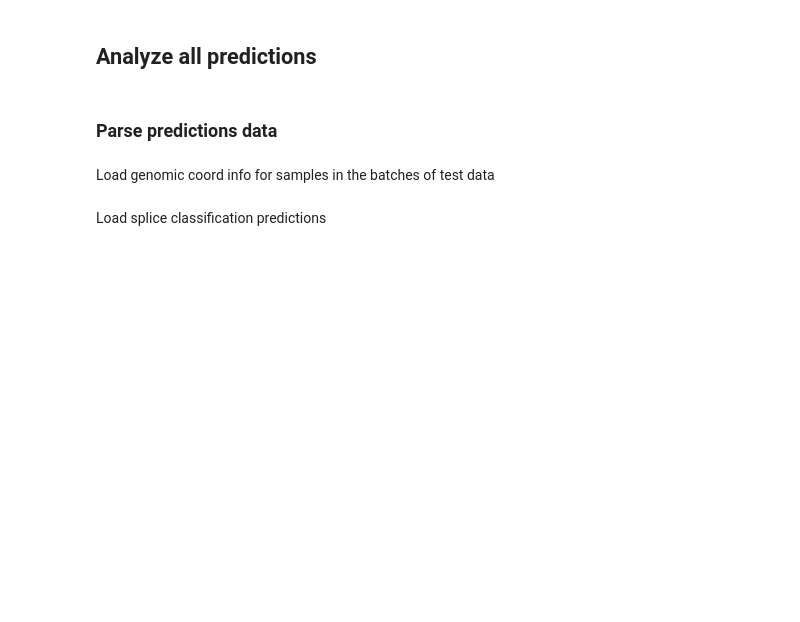
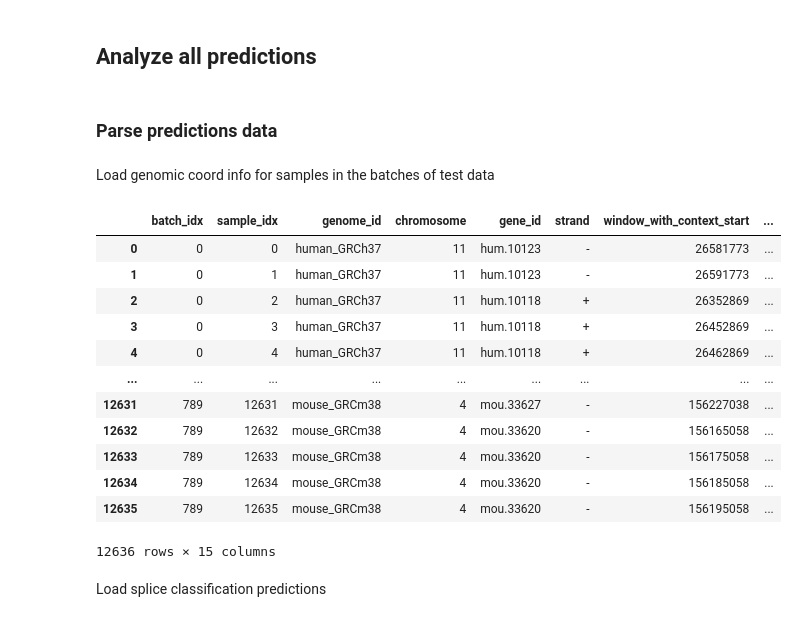
Before and after one commit to anamariaelek/alphagenome, a Jupyter notebook: notebooks/splicing_predict.ipynb, the cells around one changed output. Drawn from its saved outputs; the diff is of its cells as text; code cells hidden in the pictures; blank space fills up the shorter version.

```diff
--- a/notebooks/splicing_predict.ipynb
+++ b/notebooks/splicing_predict.ipynb
@@ -1261,12 +1258,26 @@ Load genomic coord info for samples in the batches of test data
 # %%
 import os
 import pandas as pd
 
-model_dir = "/home/elek/sds/sd17d003/Anamaria/alphagenome_pytorch/02/full_50kb/mouse_human"
-preds_dir = os.path.join(model_dir, "predictions_heads")
+model_dir = "/home/elek/sds/sd17d003/Anamaria/alphagenome_pytorch/full_10kb/mouse_human"
+preds_dir = os.path.join(model_dir, "predictions")
 batch_map_fn = os.path.join(preds_dir, "batch_sample_mapping.csv")
 batch_map_df = pd.read_csv(batch_map_fn)
 batch_map_df
+# %% [output]
+|  | batch_idx | sample_idx | genome_id | chromosome | gene_id | strand | window_with_context_start | ... |
+| 0 | 0 | 0 | human_GRCh37 | 11 | hum.10123 | - | 26581773 | ... |
+| 1 | 0 | 1 | human_GRCh37 | 11 | hum.10123 | - | 26591773 | ... |
+| 2 | 0 | 2 | human_GRCh37 | 11 | hum.10118 | + | 26352869 | ... |
+| 3 | 0 | 3 | human_GRCh37 | 11 | hum.10118 | + | 26452869 | ... |
+| 4 | 0 | 4 | human_GRCh37 | 11 | hum.10118 | + | 26462869 | ... |
+| ... | ... | ... | ... | ... | ... | ... | ... | ... |
+| 12631 | 789 | 12631 | mouse_GRCm38 | 4 | mou.33627 | - | 156227038 | ... |
+| 12632 | 789 | 12632 | mouse_GRCm38 | 4 | mou.33620 | - | 156165058 | ... |
+| 12633 | 789 | 12633 | mouse_GRCm38 | 4 | mou.33620 | - | 156175058 | ... |
+| 12634 | 789 | 12634 | mouse_GRCm38 | 4 | mou.33620 | - | 156185058 | ... |
+| 12635 | 789 | 12635 | mouse_GRCm38 | 4 | mou.33620 | - | 156195058 | ... |
+12636 rows × 15 columns
 # %% [markdown]
 Load splice classification predictions
 # %%
```
Also changed, not shown: parts of 17 cells of this notebook, 5 other files.
